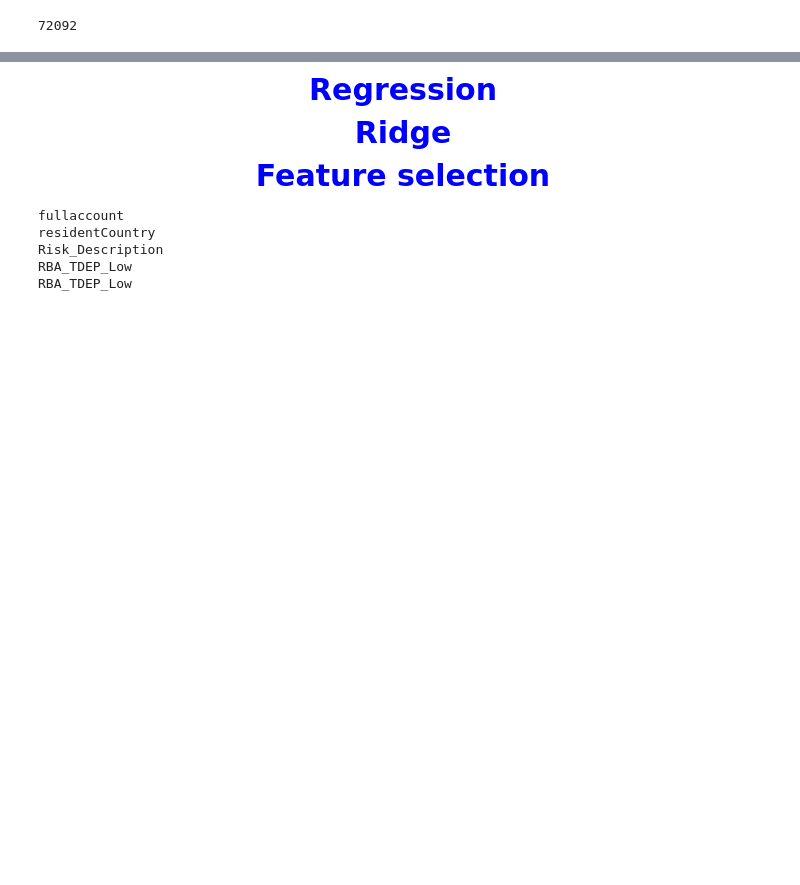
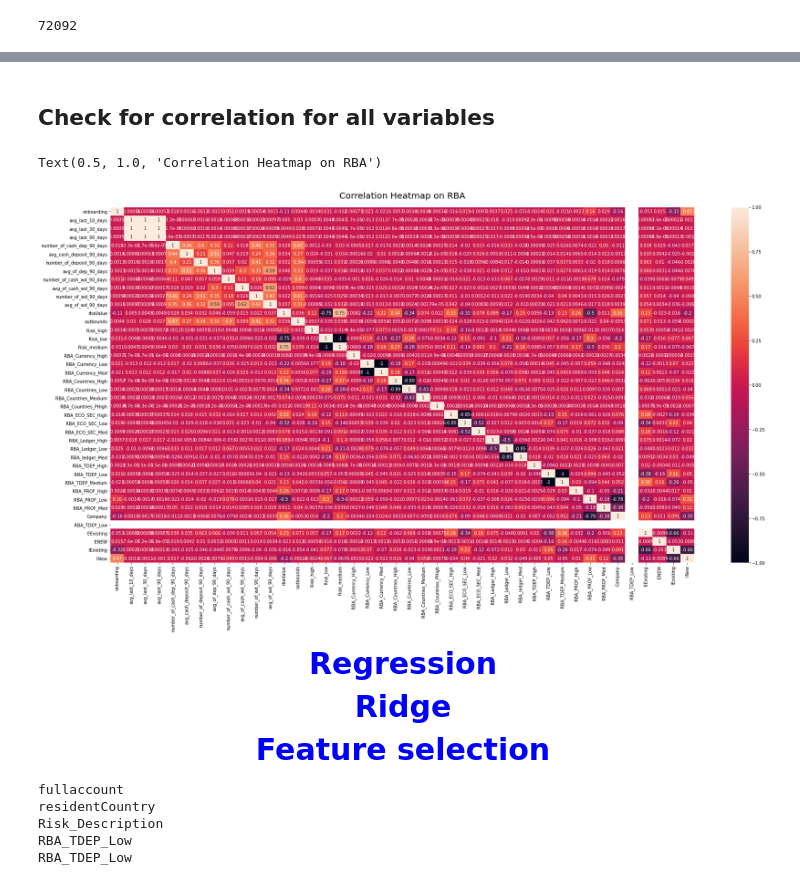
Before and after one commit to Pierre-mulliez1/cleaning_Python, a Jupyter notebook: Data_cleaning_bck5.ipynb, the cells around one changed output, grey strips where cells are left out. Cells and saved outputs as stored; diff of their text form; code cells hidden in the pictures; blank space fills up the shorter version.

```diff
--- a/Data_cleaning_bck5.ipynb
+++ b/Data_cleaning_bck5.ipynb
@@ -1098,3 +1118,12 @@ df2.head()
 | 20100400600000077 | 1 | 0.0 | 1 | 1 | JO | 36.0 | 0 | ... |
 | 20100532940000099 | 1 | 0.0 | 1 | 1 | JO | 0.0 | 0 | ... |
 | 20101002700000133 | 1 | 1.0 | 1 | 1 | JO | 0.0 | 0 | ... |
+# %% [markdown]
+## Check for correlation for all variables
+# %%
+plt.figure(figsize=(30,15))
+heatmap=sns.heatmap(df1.corr(), vmin=-1, vmax=1, annot=True)
+heatmap.set_title('Correlation Heatmap on RBA', fontdict={'fontsize':20},pad=20)
+# %% [output]
+Text(0.5, 1.0, 'Correlation Heatmap on RBA')
+[figure, added]
```
Also changed, not shown: parts of 21 cells of this notebook, 1 other file.
